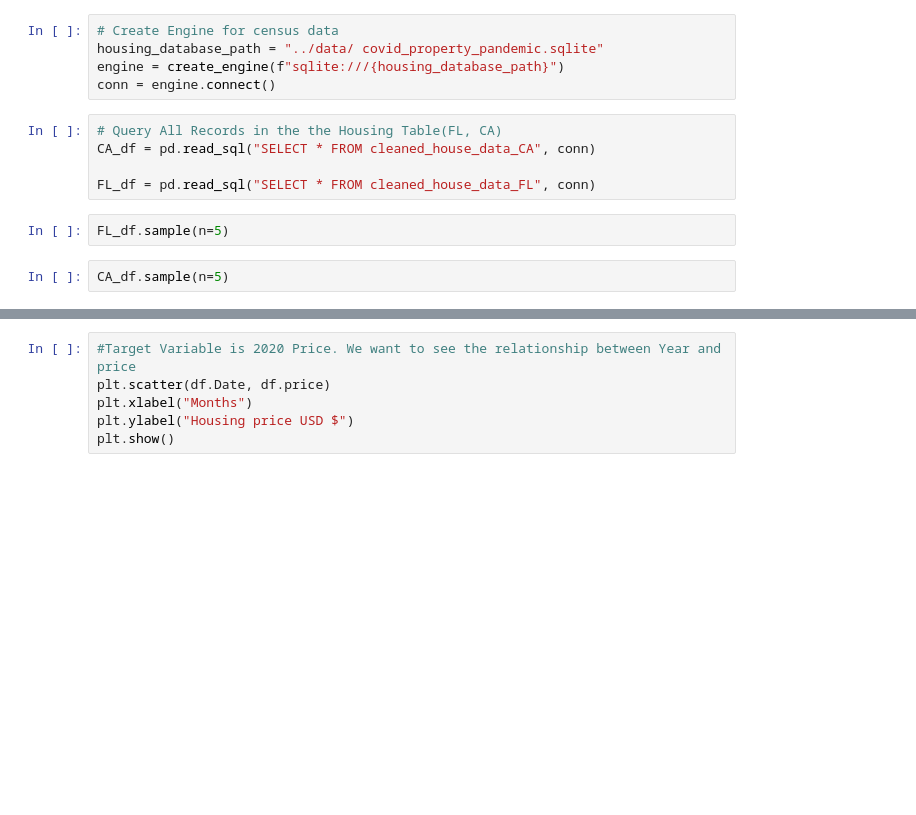
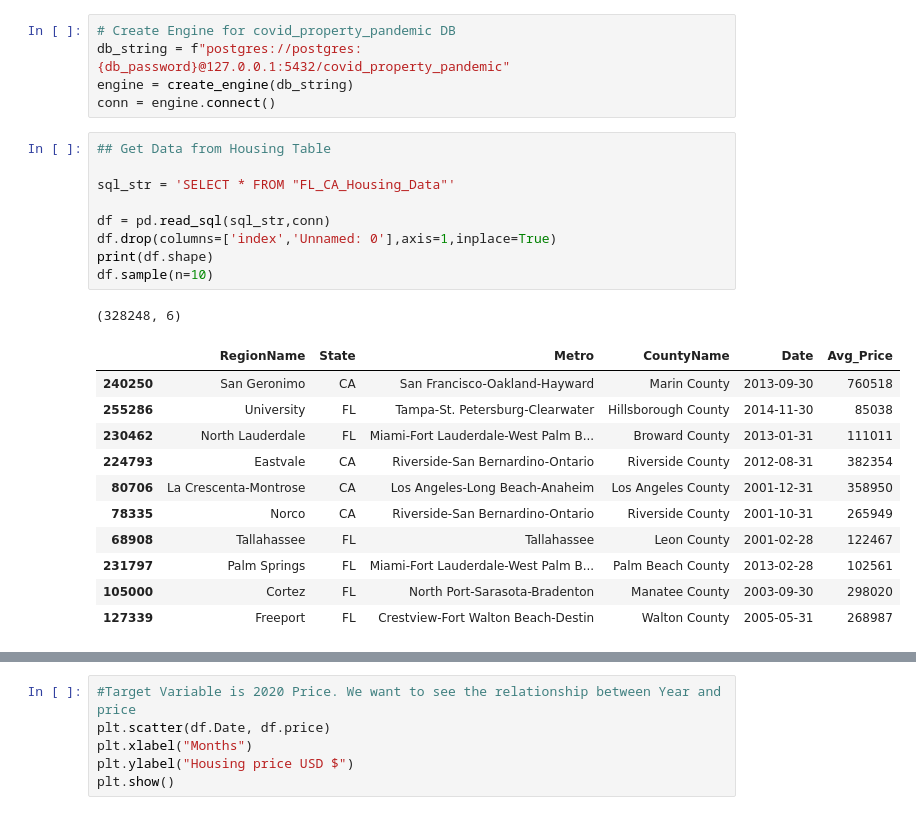
Before and after one commit to Jopinson/COVID19_Property_Pandemic, a Jupyter notebook: notebooks/modeling/Covid-Housing-ML.ipynb, the cells around one changed output, grey strips where cells are left out. Saved outputs shown, nothing was run; the diff lists cells and outputs as text; blank space fills up the shorter version.

```diff
--- a/notebooks/modeling/Covid-Housing-ML.ipynb
+++ b/notebooks/modeling/Covid-Housing-ML.ipynb
@@ -8,14 +19,27 @@ from sqlalchemy import create_engine
 # %%
-# Create Engine for census data
-housing_database_path = "../data/ covid_property_pandemic.sqlite"
-engine = create_engine(f"sqlite:///{housing_database_path}")
+# Create Engine for covid_property_pandemic DB
+db_string = f"postgres://postgres:{db_password}@127.0.0.1:5432/covid_property_pandemic"
+engine = create_engine(db_string)
 conn = engine.connect()
-# %%
-# Query All Records in the the Housing Table(FL, CA)
-CA_df = pd.read_sql("SELECT * FROM cleaned_house_data_CA", conn)
-
-FL_df = pd.read_sql("SELECT * FROM cleaned_house_data_FL", conn)
-# %%
-FL_df.sample(n=5)
-# %%
-CA_df.sample(n=5)
+# %%
+## Get Data from Housing Table
+
+sql_str = 'SELECT * FROM "FL_CA_Housing_Data"'
+
+df = pd.read_sql(sql_str,conn)
+df.drop(columns=['index','Unnamed: 0'],axis=1,inplace=True)
+print(df.shape)
+df.sample(n=10)
+# %% [output]
+(328248, 6)
+|  | RegionName | State | Metro | CountyName | Date | Avg_Price |
+| 240250 | San Geronimo | CA | San Francisco-Oakland-Hayward | Marin County | 2013-09-30 | 760518 |
+| 255286 | University | FL | Tampa-St. Petersburg-Clearwater | Hillsborough County | 2014-11-30 | 85038 |
+| 230462 | North Lauderdale | FL | Miami-Fort Lauderdale-West Palm B... | Broward County | 2013-01-31 | 111011 |
+| 224793 | Eastvale | CA | Riverside-San Bernardino-Ontario | Riverside County | 2012-08-31 | 382354 |
+| 80706 | La Crescenta-Montrose | CA | Los Angeles-Long Beach-Anaheim | Los Angeles County | 2001-12-31 | 358950 |
+| 78335 | Norco | CA | Riverside-San Bernardino-Ontario | Riverside County | 2001-10-31 | 265949 |
+| 68908 | Tallahassee | FL | Tallahassee | Leon County | 2001-02-28 | 122467 |
+| 231797 | Palm Springs | FL | Miami-Fort Lauderdale-West Palm B... | Palm Beach County | 2013-02-28 | 102561 |
+| 105000 | Cortez | FL | North Port-Sarasota-Bradenton | Manatee County | 2003-09-30 | 298020 |
+| 127339 | Freeport | FL | Crestview-Fort Walton Beach-Destin | Walton County | 2005-05-31 | 268987 |
```
Also changed, not shown: parts of 12 cells of this notebook.
